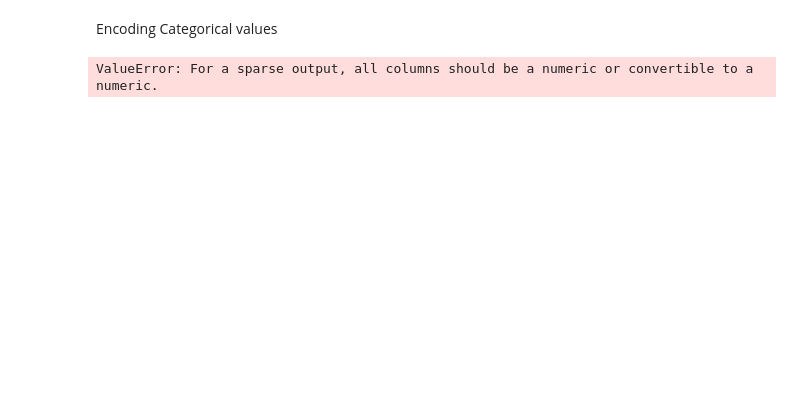
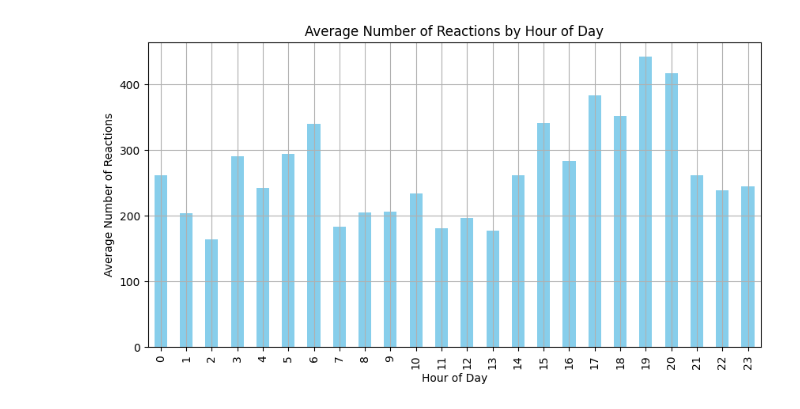
Before and after one commit to Palak2506/ML-project, a Jupyter notebook: Facebook_Dataset.ipynb, the cells around one changed output. Drawn from its saved outputs; the diff is of its cells as text; code cells hidden in the pictures; blank space fills up the shorter version.

```diff
--- a/Facebook_Dataset.ipynb
+++ b/Facebook_Dataset.ipynb
@@ -27,10 +2,0 @@ print(y)
-# %% [markdown]
-Encoding Categorical values
-# %%
-from sklearn.compose import ColumnTransformer
-from sklearn.preprocessing import OneHotEncoder
-ct = ColumnTransformer(transformers=[('encoder',OneHotEncoder(),[0])],remainder='passthrough')
-X = np.array(ct.fit_transform(X))
-print(X)
-# %% [output]
-ValueError: For a sparse output, all columns should be a numeric or convertible to a numeric.
@@ -36,0 +14,19 @@ ValueError: For a sparse output, all columns should be a numeric or convertible
+# %%
+# Step 3: Data Cleaning
+df = df.drop(columns=['Column1', 'Column2', 'Column3', 'Column4'], errors='ignore')
+df['status_published'] = pd.to_datetime(df['status_published'], errors='coerce')
+df['publish_hour'] = df['status_published'].dt.hour
+# %%
+# ========================================
+# Question 1: How does time of upload affect num_reactions?
+# ========================================
+reaction_by_hour = df.groupby('publish_hour')['num_reactions'].mean()
+plt.figure(figsize=(10, 5))
+reaction_by_hour.plot(kind='bar', color='skyblue')
+plt.title('Average Number of Reactions by Hour of Day')
+plt.xlabel('Hour of Day')
+plt.ylabel('Average Number of Reactions')
+plt.grid(True)
+plt.show()
+# %% [output]
+[figure, added]
```
Also changed, not shown: parts of 12 cells of this notebook.
